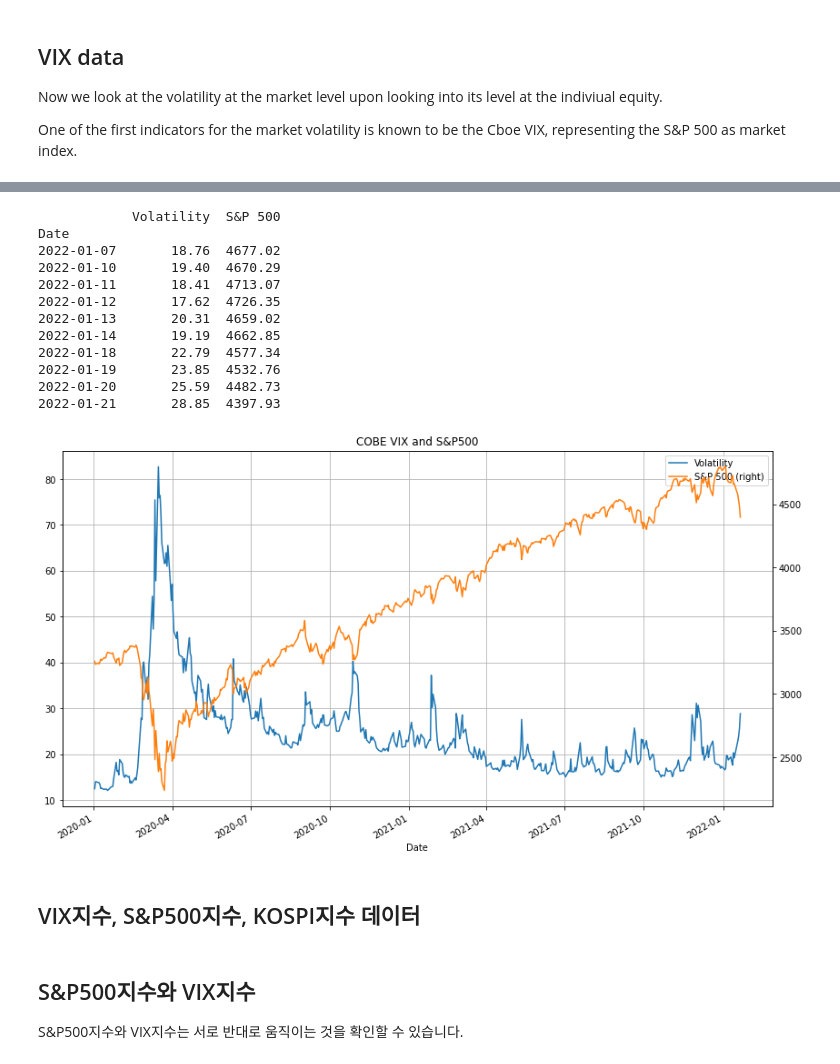
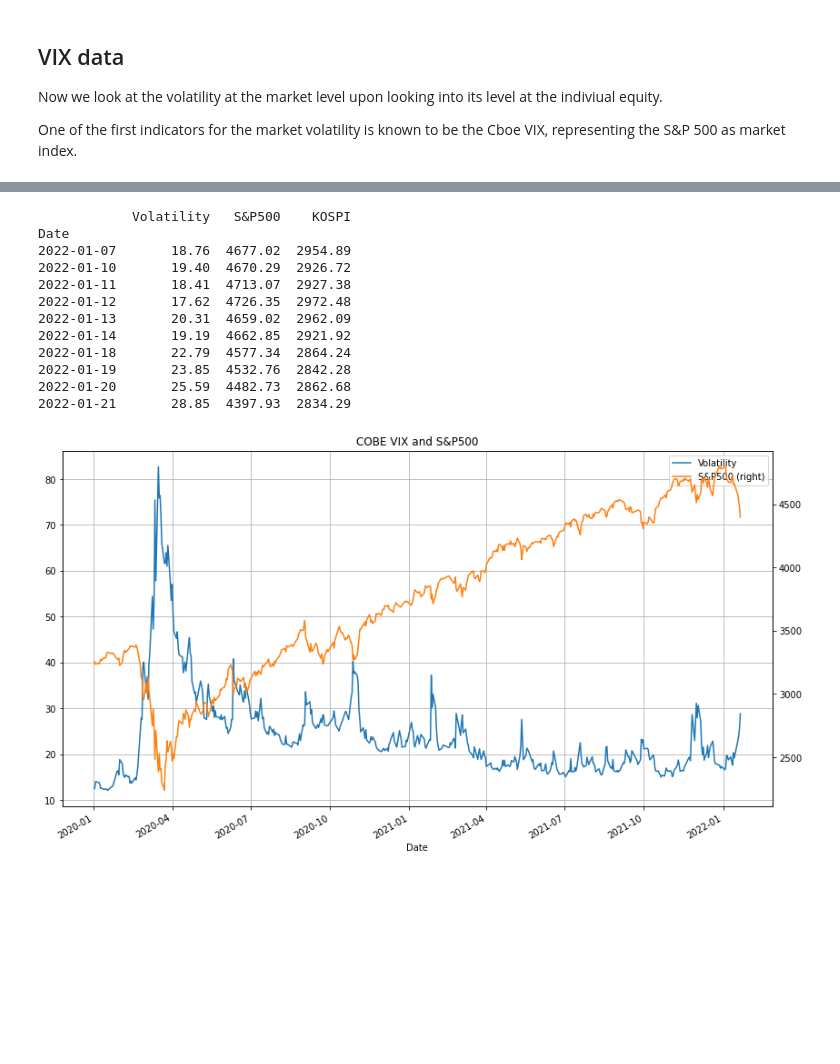
Before and after one commit to kimdesok/3D-Mnist-3D-Convolution-3D-CNN, a Jupyter notebook: VolatilityIndex.ipynb, the cells around one changed output, grey strips where cells are left out. Saved outputs shown, nothing was run; the diff lists cells and outputs as text; code cells hidden in the pictures; blank space fills up the shorter version.

```diff
--- a/VolatilityIndex.ipynb
+++ b/VolatilityIndex.ipynb
@@ -52,11 +52,12 @@ Now we look at the volatility at the market level upon looking into its level at
 
 One of the first indicators for the market volatility is known to be the Cboe VIX, representing the S&P 500 as market index.
 # %%
-codes=[['Volatility', 'VIX'], ['S&P 500', 'US500']]
-df = fdr.DataReader('VIX','2006-01-01')['Close']
+codes=[['Volatility', 'VIX'], ['S&P500', 'US500'], ['KOSPI', 'KS11']]
+df0 = fdr.DataReader('VIX','2006-01-01')['Close']
 df1 = fdr.DataReader('US500','2006-01-01')['Close']
+df2 = fdr.DataReader('KS11', '2006-01-01')['Close']
 #print(df1.head())
-df = pd.concat([df,df1], axis=1).dropna()
+df = pd.concat([df0,df1, df2], axis=1).dropna()
 df.columns = [name for name, code in codes]
 print(df.head(10))
 # %% [output]
@@ -91,21 +85,19 @@ Text(2020, 70, 'Pandemic')
 # %%
-values = df['2020-01-01':'2022-01-22']
-ax = values.plot(figsize=(14,8), grid=True, title='COBE VIX and S&P500', secondary_y=['S&P 500'])
+values = df[['Volatility','S&P500']]['2020-01-01':'2022-01-22']
+ax = values.plot(figsize=(14,8), grid=True, title='COBE VIX and S&P500', secondary_y=['S&P500'])
 plt.grid()
 print(df.tail(10))
 # %% [output]
-            Volatility  S&P 500
+            Volatility   S&P500    KOSPI
 Date
-2022-01-07       18.76  4677.02
-2022-01-10       19.40  4670.29
-2022-01-11       18.41  4713.07
-2022-01-12       17.62  4726.35
-2022-01-13       20.31  4659.02
-2022-01-14       19.19  4662.85
-2022-01-18       22.79  4577.34
-2022-01-19       23.85  4532.76
-2022-01-20       25.59  4482.73
-2022-01-21       28.85  4397.93
+2022-01-07       18.76  4677.02  2954.89
+2022-01-10       19.40  4670.29  2926.72
+2022-01-11       18.41  4713.07  2927.38
+2022-01-12       17.62  4726.35  2972.48
+2022-01-13       20.31  4659.02  2962.09
+2022-01-14       19.19  4662.85  2921.92
+2022-01-18       22.79  4577.34  2864.24
+2022-01-19       23.85  4532.76  2842.28
+2022-01-20       25.59  4482.73  2862.68
+2022-01-21       28.85  4397.93  2834.29
-[figure, old version]
+[figure, new version]
-# %% [markdown]
-## VIX지수, S&P500지수, KOSPI지수 데이터
@@ -123,4 +103,0 @@ df.columns = ['VIX', 'KOSPI', 'S&P500']
-# %% [markdown]
-## S&P500지수와 VIX지수
-
-S&P500지수와 VIX지수는 서로 반대로 움직이는 것을 확인할 수 있습니다.
```
Also changed, not shown: parts of 26 cells of this notebook.
